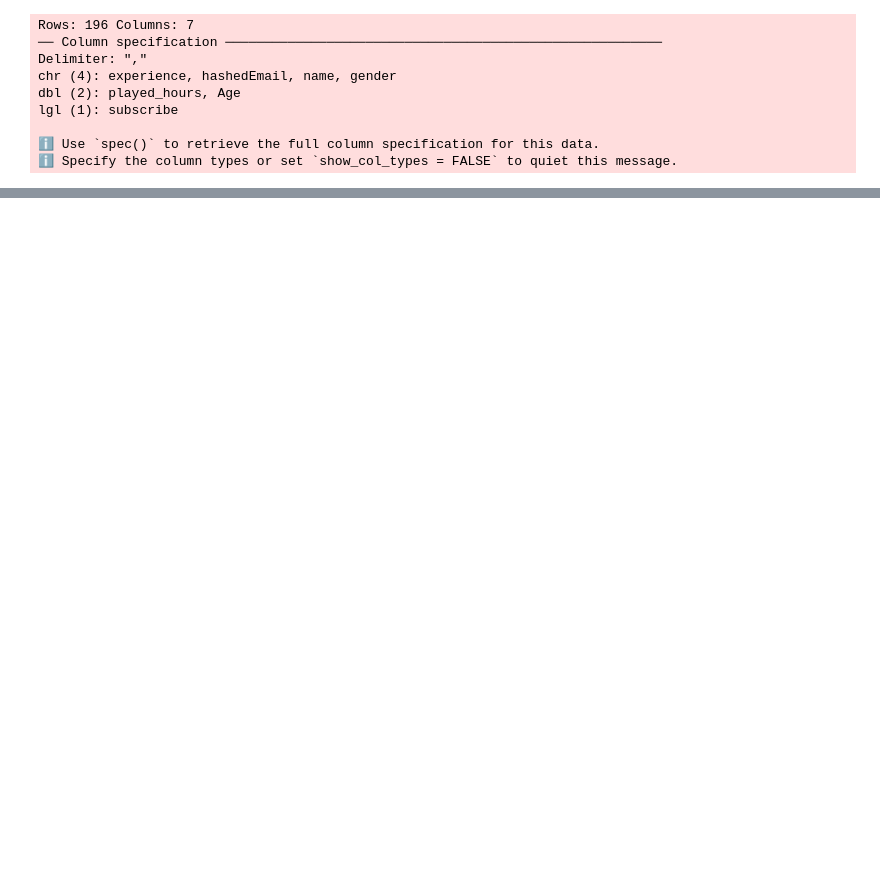
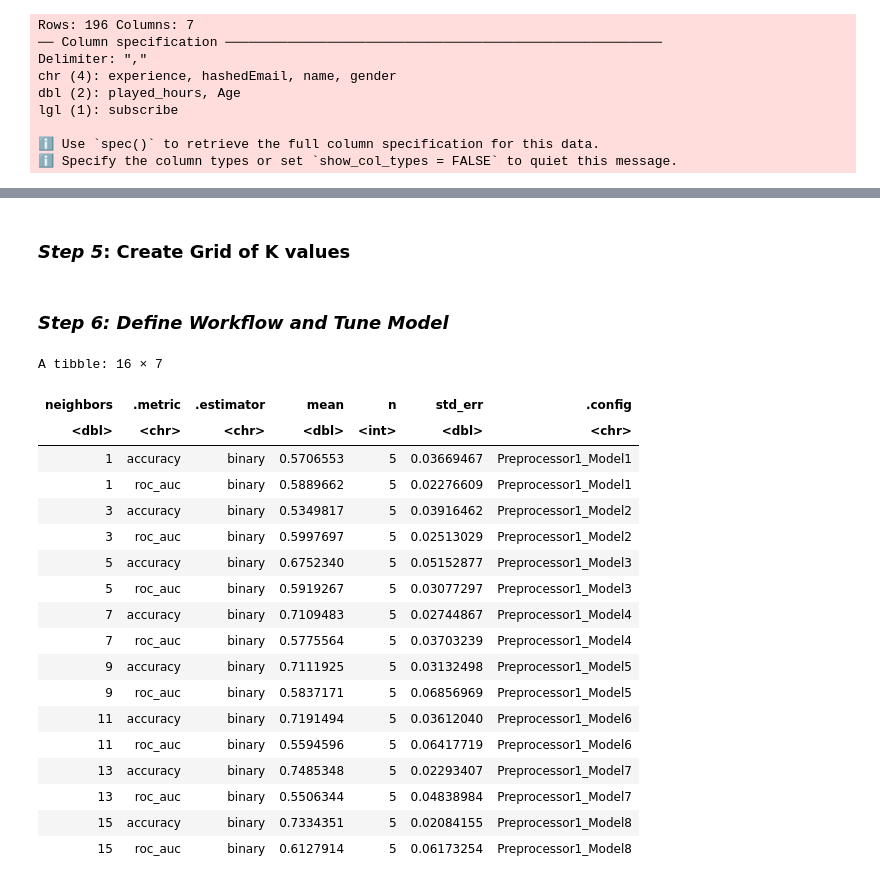
Before and after one commit to 25494998/NataliaProject, a Jupyter notebook: KawanoWang_Natalia.ipynb, the cells around one changed output, grey strips where cells are left out. Cells and saved outputs as stored; diff of their text form; code cells hidden in the pictures; blank space fills up the shorter version.

```diff
--- a/KawanoWang_Natalia.ipynb
+++ b/KawanoWang_Natalia.ipynb
@@ -75,0 +170,5 @@ A tibble: 194 × 3
+# %%
+set.seed(123)
+players_split <- initial_split(players, prop = 0.7, strata = subscribe)
+players_train <- training(players_split)
+players_test <- testing(players_split)
@@ -75,0 +194,40 @@ A tibble: 194 × 3
+# %%
+set.seed(123)
+players_vfold <- vfold_cv(players_train, v = 5, strata = subscribe)
+# %% [markdown]
+### *Step 5*: Create Grid of K values
+# %%
+k_vals <- tibble(neighbors = seq(1, 15, by = 2))
+# %% [markdown]
+### *Step 6: Define Workflow and Tune Model*
+# %%
+players_workflow <- workflow() |>
+add_recipe(players_recipe) |>
+add_model(knn_spec)
+# %%
+set.seed(123)
+knn_results <- players_workflow |>
+tune_grid(resamples = players_vfold, grid = k_vals) |>
+collect_metrics()
+
+knn_results
+# %% [output]
+A tibble: 16 × 7
+| neighbors | .metric | .estimator | mean | n | std_err | .config |
+| <dbl> | <chr> | <chr> | <dbl> | <int> | <dbl> | <chr> |
+| 1 | accuracy | binary | 0.5706553 | 5 | 0.03669467 | Preprocessor1_Model1 |
+| 1 | roc_auc | binary | 0.5889662 | 5 | 0.02276609 | Preprocessor1_Model1 |
+| 3 | accuracy | binary | 0.5349817 | 5 | 0.03916462 | Preprocessor1_Model2 |
+| 3 | roc_auc | binary | 0.5997697 | 5 | 0.02513029 | Preprocessor1_Model2 |
+| 5 | accuracy | binary | 0.6752340 | 5 | 0.05152877 | Preprocessor1_Model3 |
+| 5 | roc_auc | binary | 0.5919267 | 5 | 0.03077297 | Preprocessor1_Model3 |
+| 7 | accuracy | binary | 0.7109483 | 5 | 0.02744867 | Preprocessor1_Model4 |
+| 7 | roc_auc | binary | 0.5775564 | 5 | 0.03703239 | Preprocessor1_Model4 |
+| 9 | accuracy | binary | 0.7111925 | 5 | 0.03132498 | Preprocessor1_Model5 |
+| 9 | roc_auc | binary | 0.5837171 | 5 | 0.06856969 | Preprocessor1_Model5 |
+| 11 | accuracy | binary | 0.7191494 | 5 | 0.03612040 | Preprocessor1_Model6 |
+| 11 | roc_auc | binary | 0.5594596 | 5 | 0.06417719 | Preprocessor1_Model6 |
+| 13 | accuracy | binary | 0.7485348 | 5 | 0.02293407 | Preprocessor1_Model7 |
+| 13 | roc_auc | binary | 0.5506344 | 5 | 0.04838984 | Preprocessor1_Model7 |
+| 15 | accuracy | binary | 0.7334351 | 5 | 0.02084155 | Preprocessor1_Model8 |
+| 15 | roc_auc | binary | 0.6127914 | 5 | 0.06173254 | Preprocessor1_Model8 |
```
Also changed, not shown: parts of 43 cells of this notebook.
